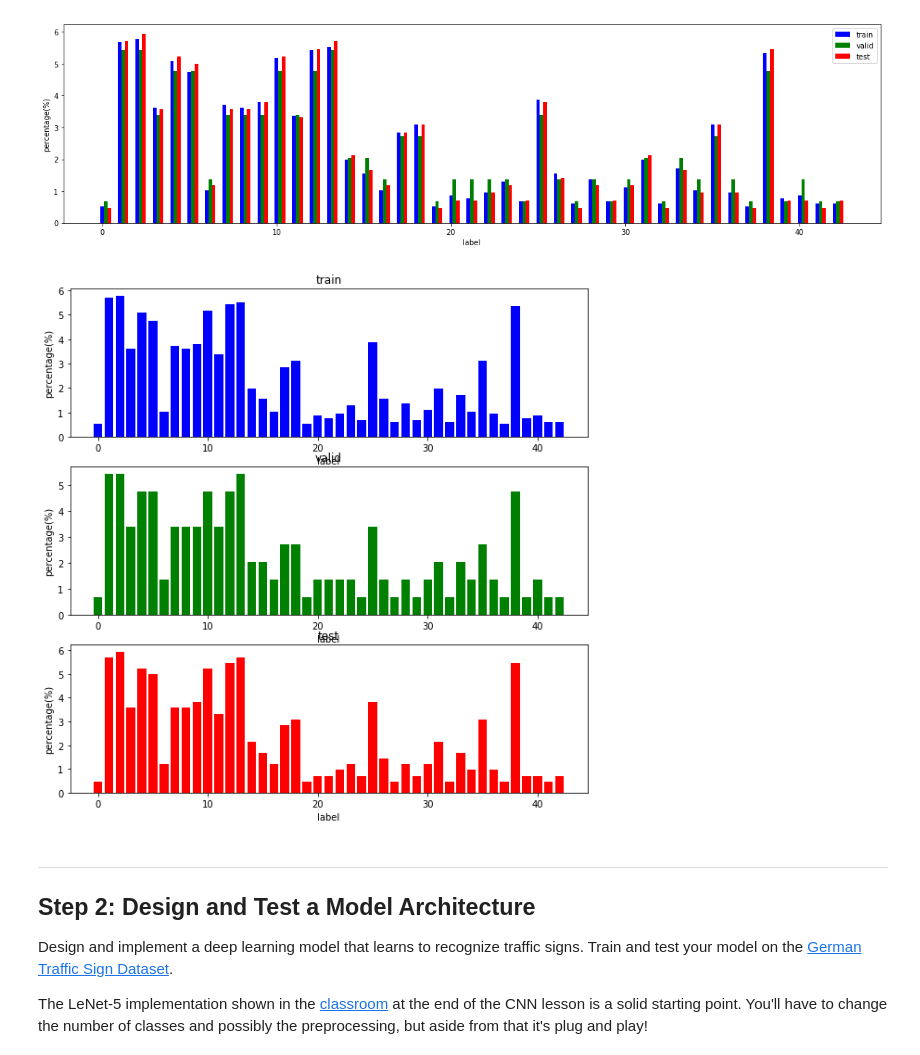
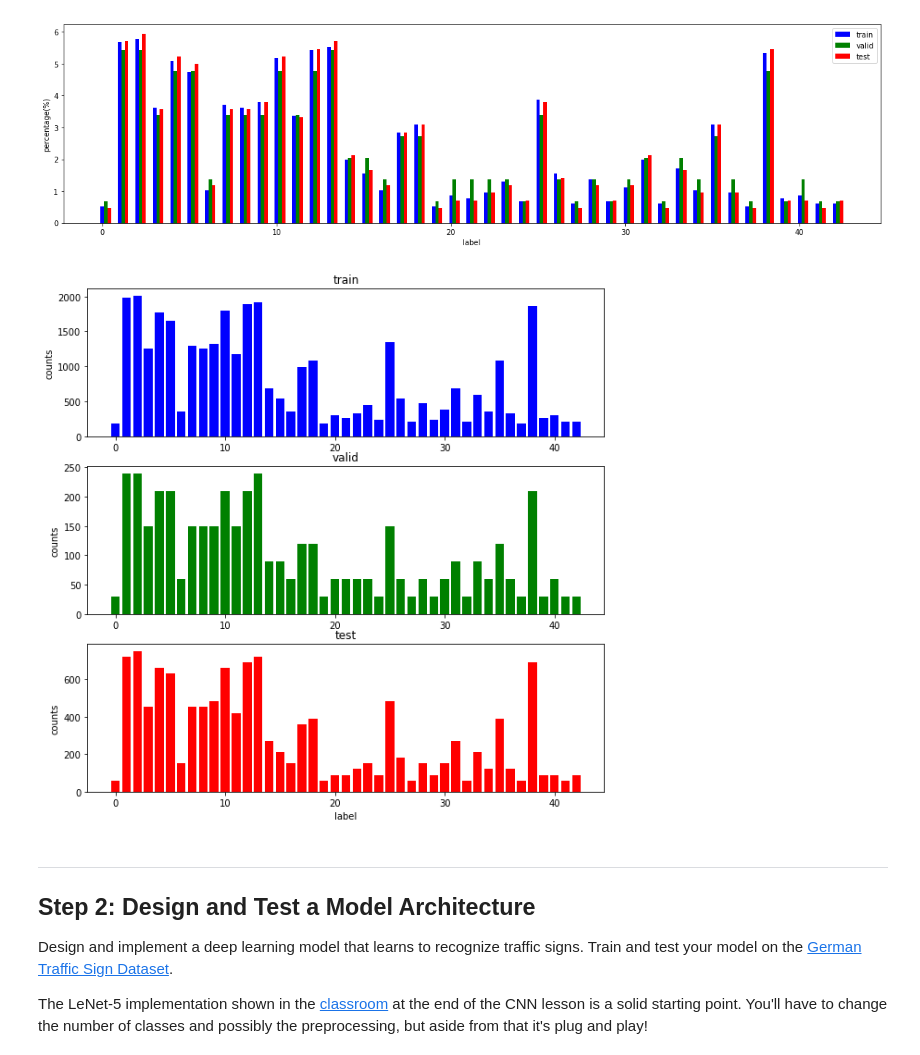
Before and after one commit to sangyezi/CarND-Traffic-Sign-Classifier-Project, a Jupyter notebook: Traffic_Sign_Classifier.ipynb, the cells around one changed output. Drawn from its saved outputs; the diff is of its cells as text; code cells hidden in the pictures.

Commit message:
add more data visualization

```diff
--- a/Traffic_Sign_Classifier.ipynb
+++ b/Traffic_Sign_Classifier.ipynb
@@ -125,10 +150,10 @@ Sign:  Speed limit (100km/h)
 # %%
-uniq, counts = np.unique(y_train, return_counts=True)
-percent_train = counts * 100 / y_train.shape
-uniq, counts = np.unique(y_valid, return_counts=True)
-percent_valid = counts * 100 / y_valid.shape
-uniq, counts = np.unique(y_test, return_counts=True)
-percent_test = counts * 100 / y_test.shape
+uniq, counts_train = np.unique(y_train, return_counts=True)
+percent_train = counts_train * 100 / y_train.shape
+uniq, counts_valid = np.unique(y_valid, return_counts=True)
+percent_valid = counts_valid * 100 / y_valid.shape
+uniq, counts_test = np.unique(y_test, return_counts=True)
+percent_test = counts_test * 100 / y_test.shape
 
 plt.figure(figsize=(20,5))
 bar1 = plt.bar(uniq, percent_train, width=0.2, color='b')
@@ -141,41 +166,30 @@ plt.show()
 # %% [output]
 [figure]
 # %%
-# plt.figure(figsize=(1,1))
-# fig, ax = plt.subplots()
-# bar1 = ax.bar(uniq, percent_train, width=0.2, color='b')
-# bar2 = ax.bar(uniq + 0.2, percent_valid, width=0.2, color='g')
-# bar3 = ax.bar(uniq + 0.4, percent_test, width=0.2, color='r')
-# ax.set_ylabel('percentage(%)')
-# ax.set_xlabel('label')
-# ax.legend((bar1, bar2, bar3), ('train', 'valid', 'test'))
-# plt.show()
-
 plt.figure(figsize=(10,10))
 plt.subplot(311)
-plt.bar(uniq, percent_train, width=0.8, color='b')
+plt.bar(uniq, counts_train, width=0.8, color='b')
 # bar2 = ax.bar(uniq, percent_valid, width=0.8, color='g')
 # bar3 = ax.bar(uniq, percent_test, width=0.8, color='r')
-plt.ylabel('percentage(%)')
+plt.ylabel('counts')
 plt.title('train')
 
 plt.subplot(312)
-plt.bar(uniq, percent_valid, width=0.8, color='g')
+plt.bar(uniq, counts_valid, width=0.8, color='g')
 # bar3 = ax.bar(uniq, percent_test, width=0.8, color='r')
-plt.ylabel('percentage(%)')
-plt.xlabel('label')
+plt.ylabel('counts')
 plt.title('valid')
 
 plt.subplot(313)
-plt.bar(uniq, percent_test, width=0.8, color='r')
-plt.ylabel('percentage(%)')
+plt.bar(uniq, counts_test, width=0.8, color='r')
+plt.ylabel('counts')
 plt.xlabel('label')
 plt.title('test')
 
 
 plt.show()
 # %% [output]
-[figure, old version]
+[figure, new version]
 # %% [markdown]
 ----
 
```
Also changed, not shown: parts of 2 cells of this notebook.
